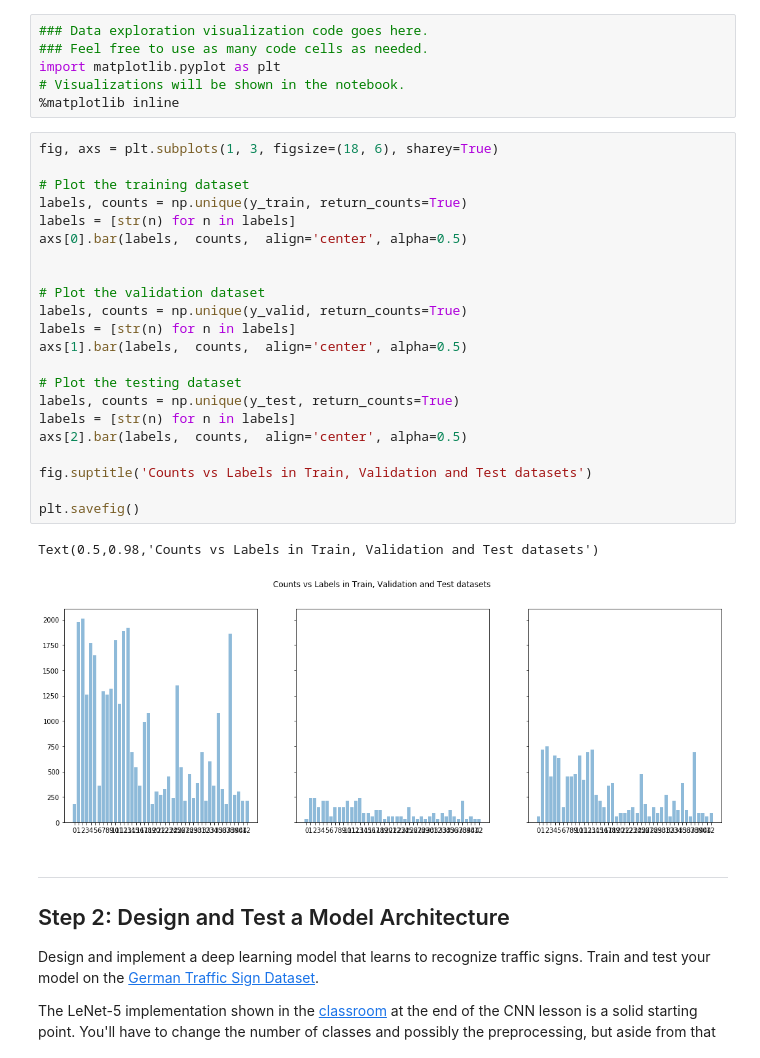
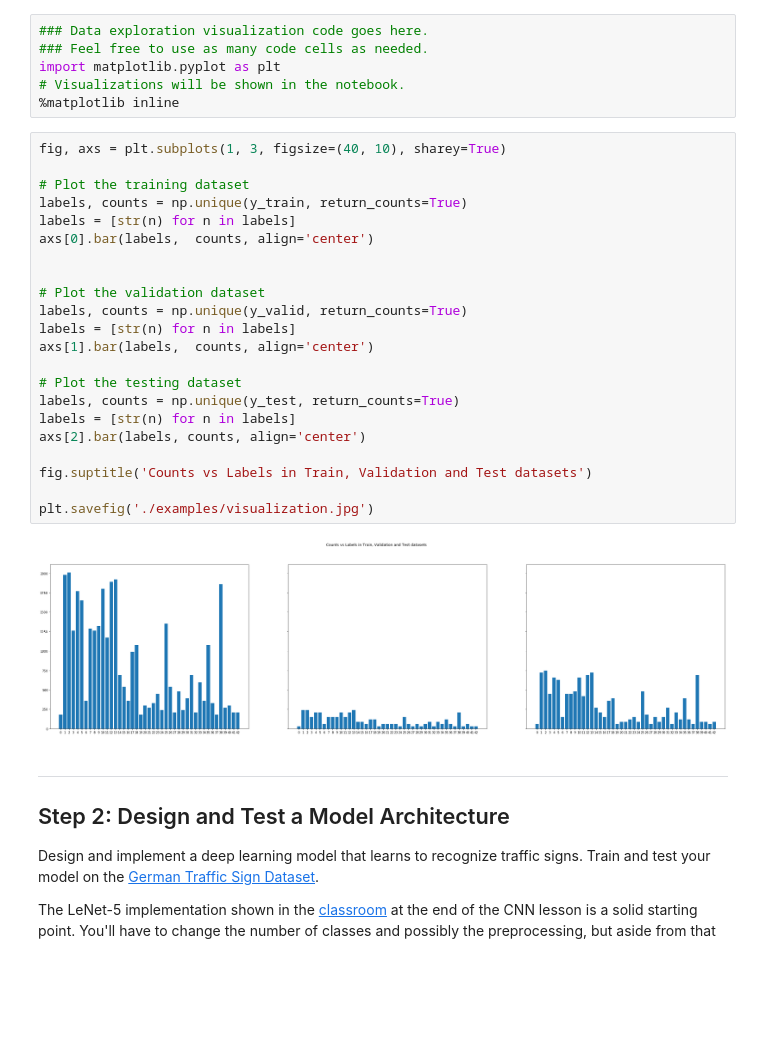
Before and after one commit to chai-nadig/Traffic-Sign-Classifier, a Jupyter notebook: Traffic_Sign_Classifier.ipynb, the cells around one changed output. Drawn from its saved outputs; the diff is of its cells as text; blank space fills up the shorter version.

Commit message:
visualization.jpg

```diff
--- a/Traffic_Sign_Classifier.ipynb
+++ b/Traffic_Sign_Classifier.ipynb
@@ -102,30 +102,29 @@ import matplotlib.pyplot as plt
 # Visualizations will be shown in the notebook.
 %matplotlib inline
 # %%
-fig, axs = plt.subplots(1, 3, figsize=(18, 6), sharey=True)
+fig, axs = plt.subplots(1, 3, figsize=(40, 10), sharey=True)
 
 # Plot the training dataset
 labels, counts = np.unique(y_train, return_counts=True)
 labels = [str(n) for n in labels]
-axs[0].bar(labels,  counts,  align='center', alpha=0.5)
+axs[0].bar(labels,  counts, align='center')
 
 
 # Plot the validation dataset
 labels, counts = np.unique(y_valid, return_counts=True)
 labels = [str(n) for n in labels]
-axs[1].bar(labels,  counts,  align='center', alpha=0.5)
+axs[1].bar(labels,  counts, align='center')
 
 # Plot the testing dataset
 labels, counts = np.unique(y_test, return_counts=True)
 labels = [str(n) for n in labels]
-axs[2].bar(labels,  counts,  align='center', alpha=0.5)
+axs[2].bar(labels, counts, align='center')
 
 fig.suptitle('Counts vs Labels in Train, Validation and Test datasets')
 
-plt.savefig()
+plt.savefig('./examples/visualization.jpg')
 # %% [output]
-Text(0.5,0.98,'Counts vs Labels in Train, Validation and Test datasets')
-[figure, old version]
+[figure, new version]
 # %% [markdown]
 ----
 
```
Also changed, not shown: 1 other file.
